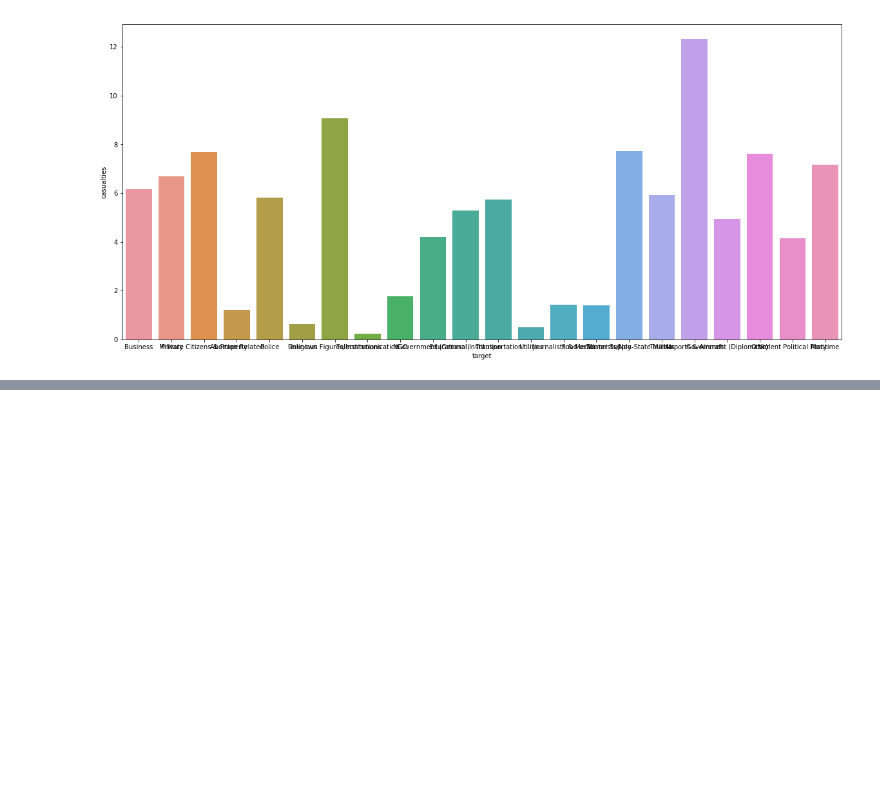
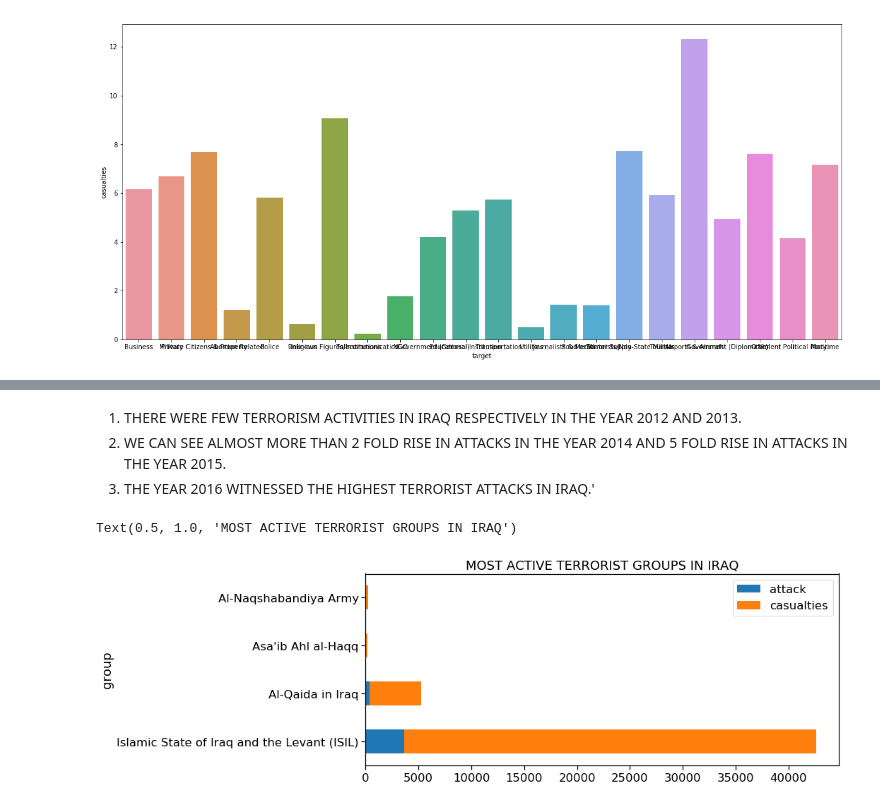
Before and after one commit to GlobsynProject/Analysis-of-Terrorism, a Jupyter notebook: Data analysis of global terrorism attack-checkpoint.ipynb, the cells around one changed output, grey strips where cells are left out. Saved outputs shown, nothing was run; the diff lists cells and outputs as text; code cells hidden in the pictures; blank space fills up the shorter version.

```diff
--- a/Data analysis of global terrorism attack-checkpoint.ipynb
+++ b/Data analysis of global terrorism attack-checkpoint.ipynb
@@ -118,0 +132,16 @@ sns.barplot(data=data,x='target',y='casualties',ci=None)
+# %% [markdown]
+1. THERE WERE FEW TERRORISM ACTIVITIES IN IRAQ RESPECTIVELY IN THE YEAR 2012 AND 2013.
+2. WE CAN SEE ALMOST MORE THAN 2 FOLD RISE IN ATTACKS IN THE YEAR 2014 AND 5 FOLD RISE IN ATTACKS IN THE YEAR 2015.
+3. THE YEAR 2016 WITNESSED THE HIGHEST TERRORIST ATTACKS IN IRAQ.'
+# %%
+Iraq[Iraq['group'].isin(Iraq['group'].value_counts()[1:5].index)]\
+[['casualties','group']].groupby('group').sum().reset_index()\
+.merge(Iraq[Iraq['group'].isin(Iraq['group'].value_counts()[1:5].index)]\
+       ['group'].value_counts().to_frame().reset_index().\
+       rename(columns={'index':'group','group':'attack'}), on='group').\
+sort_values(by='attack',ascending=False).plot.barh(x='group',y=['attack','casualties'],\
+                                                   figsize=(12,5),stacked=True,width=0.5)
+plt.title("MOST ACTIVE TERRORIST GROUPS IN IRAQ")
+# %% [output]
+Text(0.5, 1.0, 'MOST ACTIVE TERRORIST GROUPS IN IRAQ')
+[figure, added]
```
Also changed, not shown: parts of 19 cells of this notebook.
